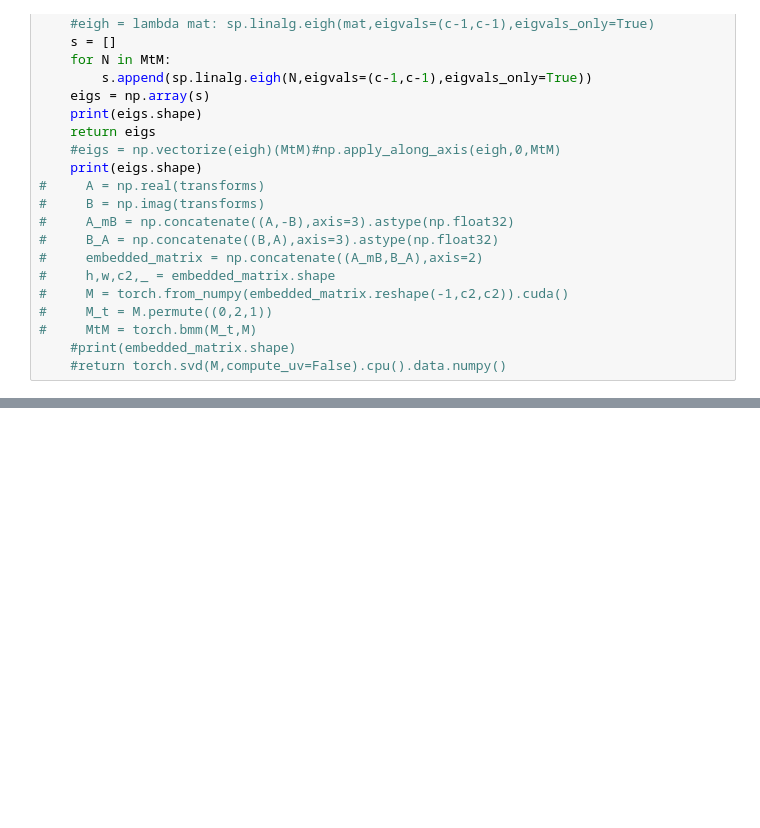
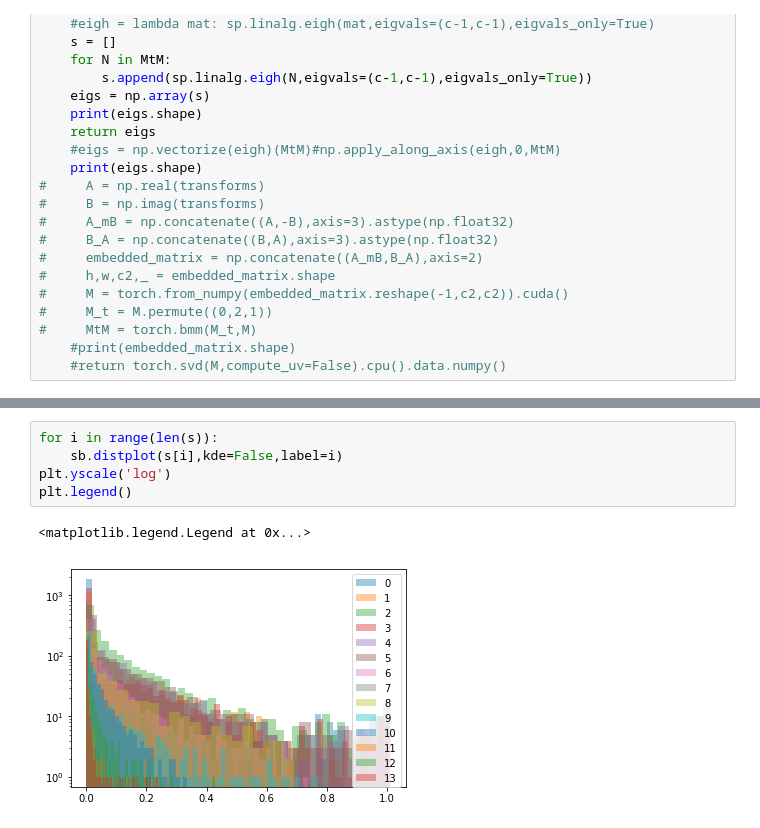
Before and after one commit to izmailovpavel/flowgmm, a Jupyter notebook: invertible/singular_values.ipynb, the cells around one changed output, grey strips where cells are left out. Cells and saved outputs as stored; diff of their text form; blank space fills up the shorter version.

```diff
--- a/invertible/singular_values.ipynb
+++ b/invertible/singular_values.ipynb
@@ -87,0 +98,8 @@ Text(0, 0.5, 'Eigenvalues')
+# %%
+for i in range(len(s)):
+    sb.distplot(s[i],kde=False,label=i)
+plt.yscale('log')
+plt.legend()
+# %% [output]
+<matplotlib.legend.Legend at 0x...>
+[figure, added]
```
Also changed, not shown: parts of 17 cells of this notebook, 5 other files.
